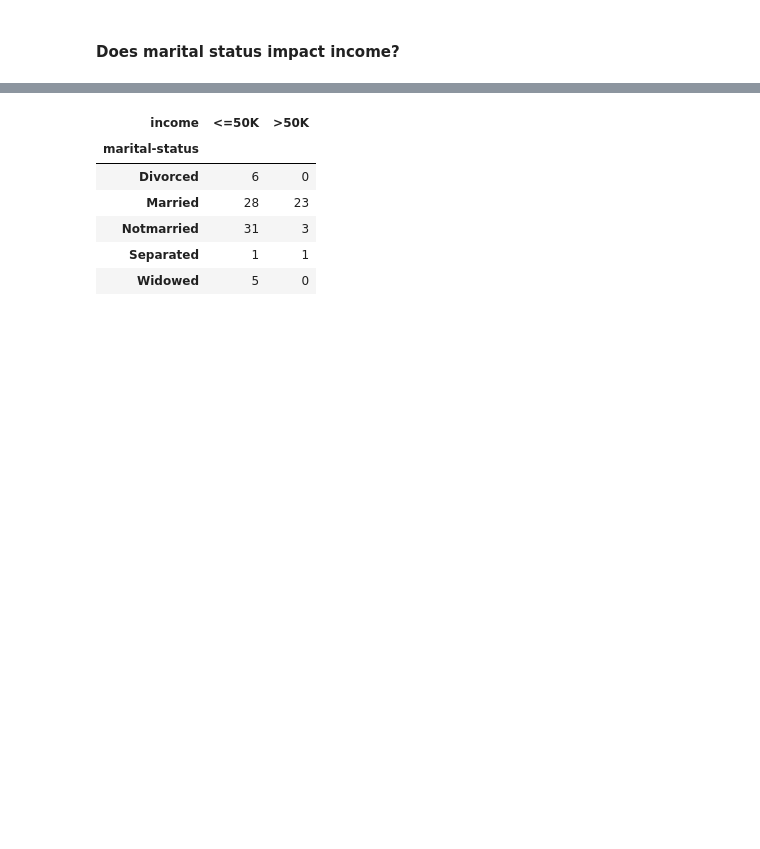
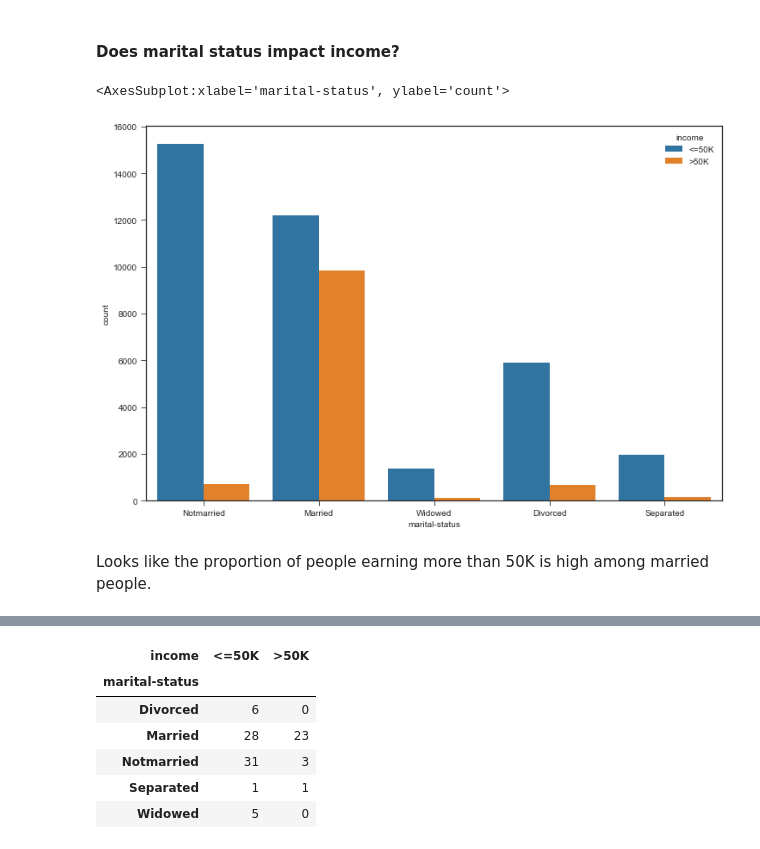
Before and after one commit to balaji-2021/Springboard, a Jupyter notebook: AdultIncomeDataSet/AdultIncome.ipynb, the cells around one changed output, grey strips where cells are left out. Saved outputs shown, nothing was run; the diff lists cells and outputs as text; code cells hidden in the pictures; blank space fills up the shorter version.

```diff
--- a/AdultIncomeDataSet/AdultIncome.ipynb
+++ b/AdultIncomeDataSet/AdultIncome.ipynb
@@ -500,3 +502,11 @@ sns.catplot(y="education", hue="income", kind="count",
 As the education level goes up the proportion of people earning more than 50K inceases. There by implying higher education leads to higher income.
 # %% [markdown]
 #### Does marital status impact income?
+# %%
+plt.figure(figsize=(12,8))
+sns.countplot(x="marital-status", hue="income", data=data)
+# %% [output]
+<AxesSubplot:xlabel='marital-status', ylabel='count'>
+[figure, added]
+# %% [markdown]
+Looks like the proportion of people earning more than 50K is high among married people.
```
Also changed, not shown: parts of 6 cells of this notebook.
